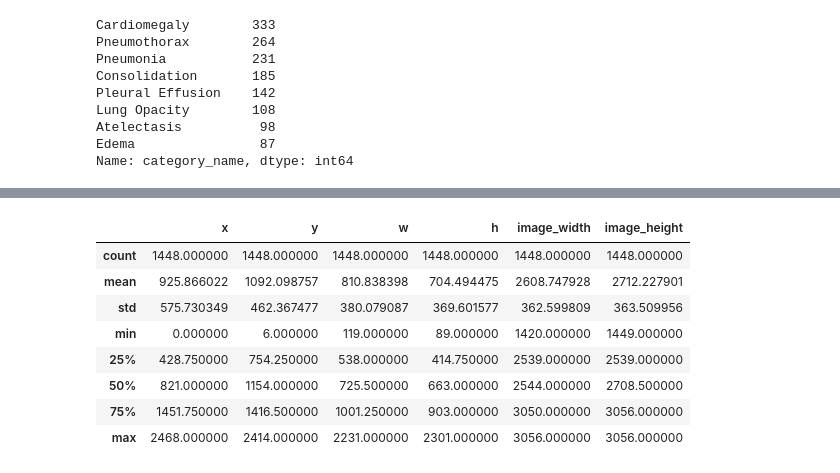
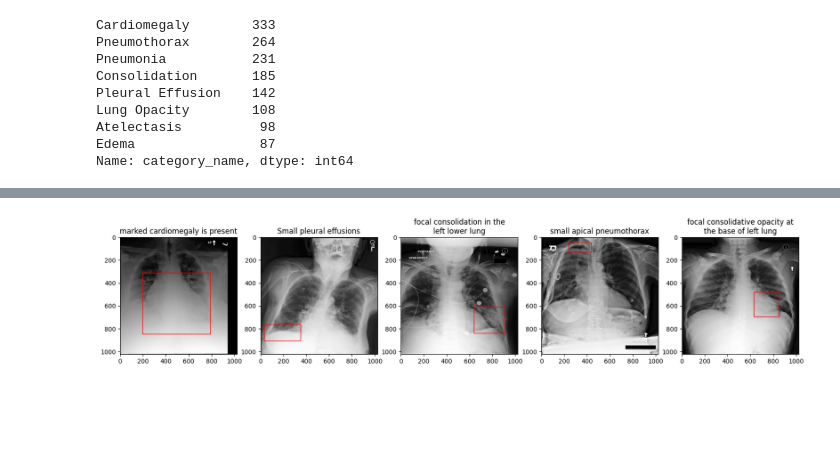
Before and after one commit to ai-xiaihai/AC215_RadIQ, a Jupyter notebook: notebooks/AC215_RadIQ_EDA.ipynb, the cells around one changed output, grey strips where cells are left out. Cells and saved outputs as stored; diff of their text form; code cells hidden in the pictures; blank space fills up the shorter version.

```diff
--- a/notebooks/AC215_RadIQ_EDA.ipynb
+++ b/notebooks/AC215_RadIQ_EDA.ipynb
@@ -131,12 +121,24 @@ df2.head()
-# %%
-df2.describe()
-# %% [output]
-|  | x | y | w | h | image_width | image_height |
-| count | 1448.000000 | 1448.000000 | 1448.000000 | 1448.000000 | 1448.000000 | 1448.000000 |
-| mean | 925.866022 | 1092.098757 | 810.838398 | 704.494475 | 2608.747928 | 2712.227901 |
-| std | 575.730349 | 462.367477 | 380.079087 | 369.601577 | 362.599809 | 363.509956 |
-| min | 0.000000 | 6.000000 | 119.000000 | 89.000000 | 1420.000000 | 1449.000000 |
-| 25% | 428.750000 | 754.250000 | 538.000000 | 414.750000 | 2539.000000 | 2539.000000 |
-| 50% | 821.000000 | 1154.000000 | 725.500000 | 663.000000 | 2544.000000 | 2708.500000 |
-| 75% | 1451.750000 | 1416.500000 | 1001.250000 | 903.000000 | 3050.000000 | 3056.000000 |
-| max | 2468.000000 | 2414.000000 | 2231.000000 | 2301.000000 | 3056.000000 | 3056.000000 |
+# %%
+df_train = df.query('split == "train"')
+# %%
+df_sample = df_train.sample(5, random_state=42)
+fig = plt.figure(figsize=(20, 10))
+
+for i, row in enumerate(df_sample.itertuples()):
+    img_path = f"{dir_name}/{row.dicom_id }.jpg"
+    img = Image.open(img_path)
+    ax = fig.add_subplot(1, 5, i+1)
+    ax.imshow(np.array(img), cmap='gray')
+    rect = patches.Rectangle((row.x, row.y), row.w, row.h, linewidth=1, edgecolor='r', facecolor='none')
+    ax.add_patch(rect)
+    # ax.set_title(row.label_text)
+
+    wrapper = textwrap.TextWrapper(width=30)  # it will wrap the text at 30 characters
+    word_list = wrapper.wrap(text=row.label_text)
+    label_new = '\n'.join(word_list)
+    ax.set_title(label_new)
+
+
+plt.show()
+# %% [output]
+[figure, added]
```
Also changed, not shown: parts of 8 cells of this notebook.
